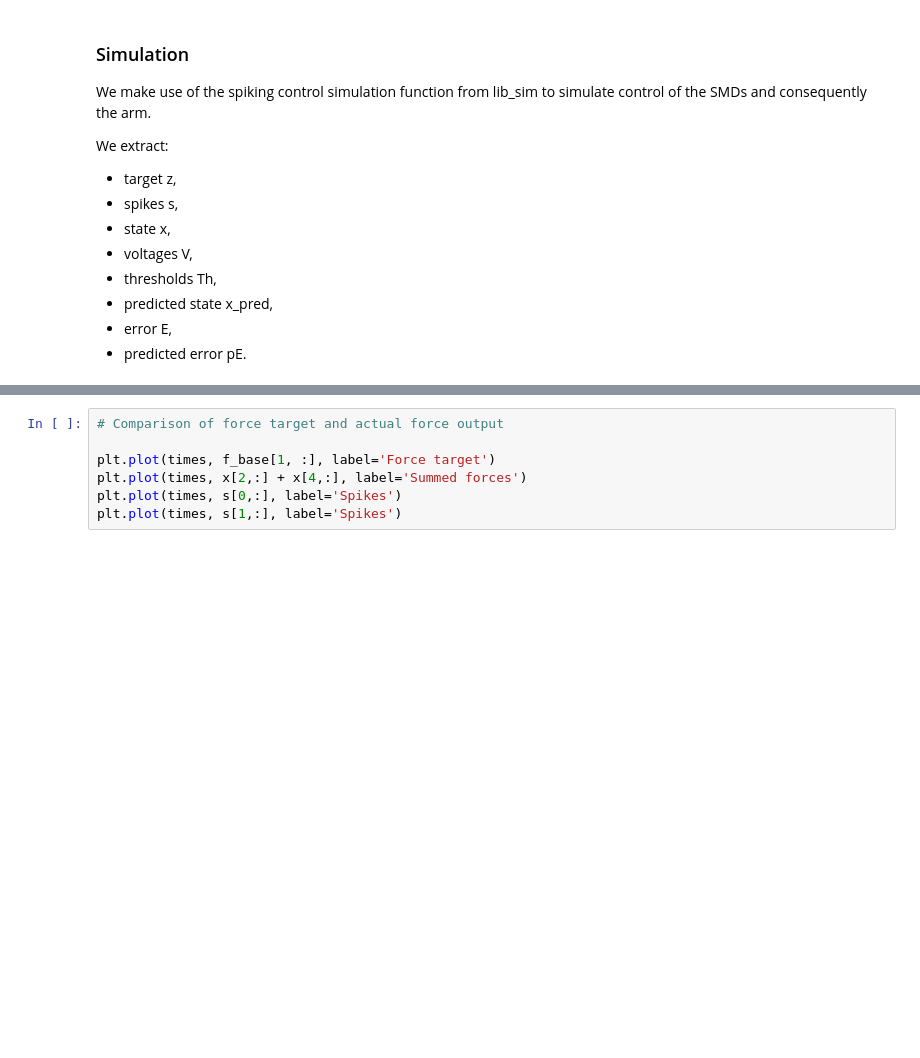
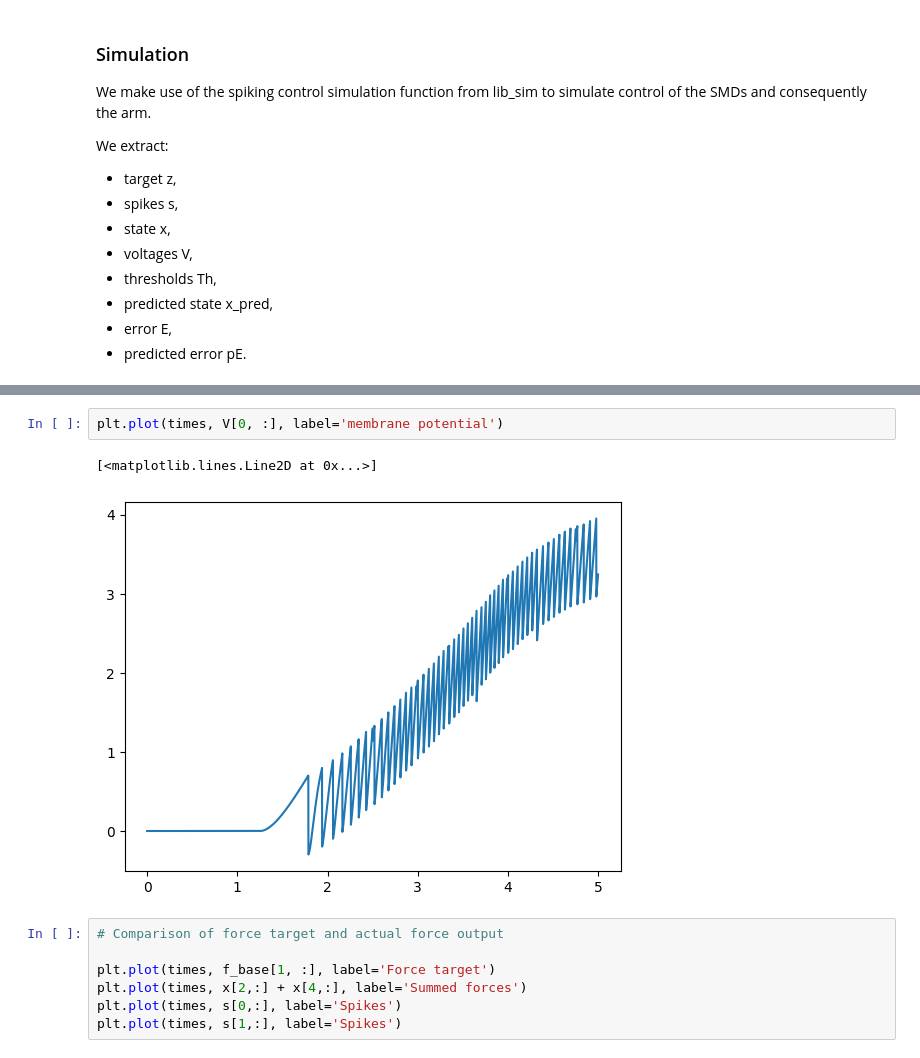
Before and after one commit to PaoloUmberto/2026---Obj4---MU-recruitment-model, a Jupyter notebook: first_MUs_control_force.ipynb, the cells around one changed output, grey strips where cells are left out. Cells and saved outputs as stored; diff of their text form; blank space fills up the shorter version.

```diff
--- a/first_MUs_control_force.ipynb
+++ b/first_MUs_control_force.ipynb
@@ -219,3 +242,8 @@ plt.plot(times, -s[1,:], label='Spikes')
+# %%
+plt.plot(times, V[0, :], label='membrane potential')
+# %% [output]
+[<matplotlib.lines.Line2D at 0x...>]
+[figure, added]
 # %%
 # Comparison of force target and actual force output
 
```
Also changed, not shown: parts of 7 cells of this notebook.
